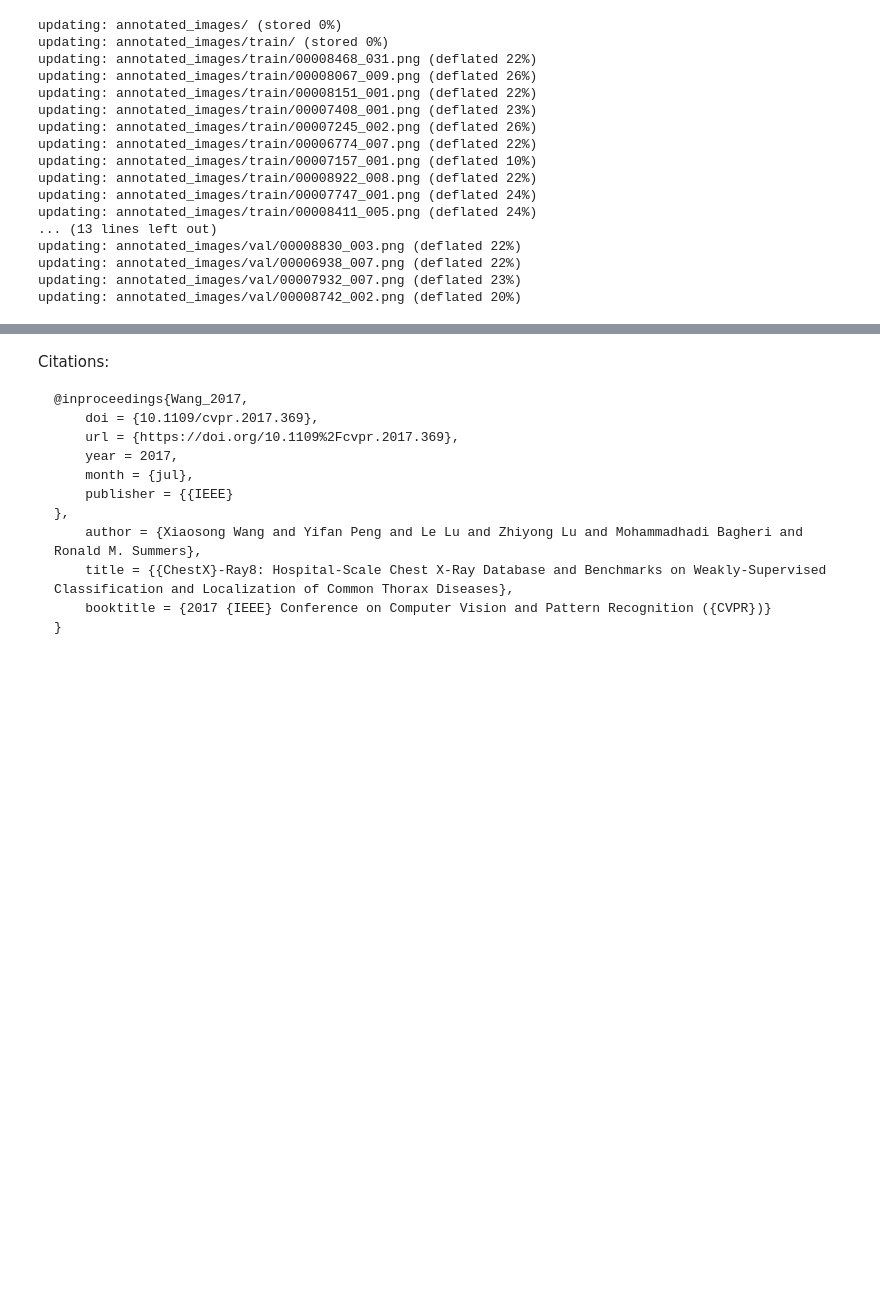
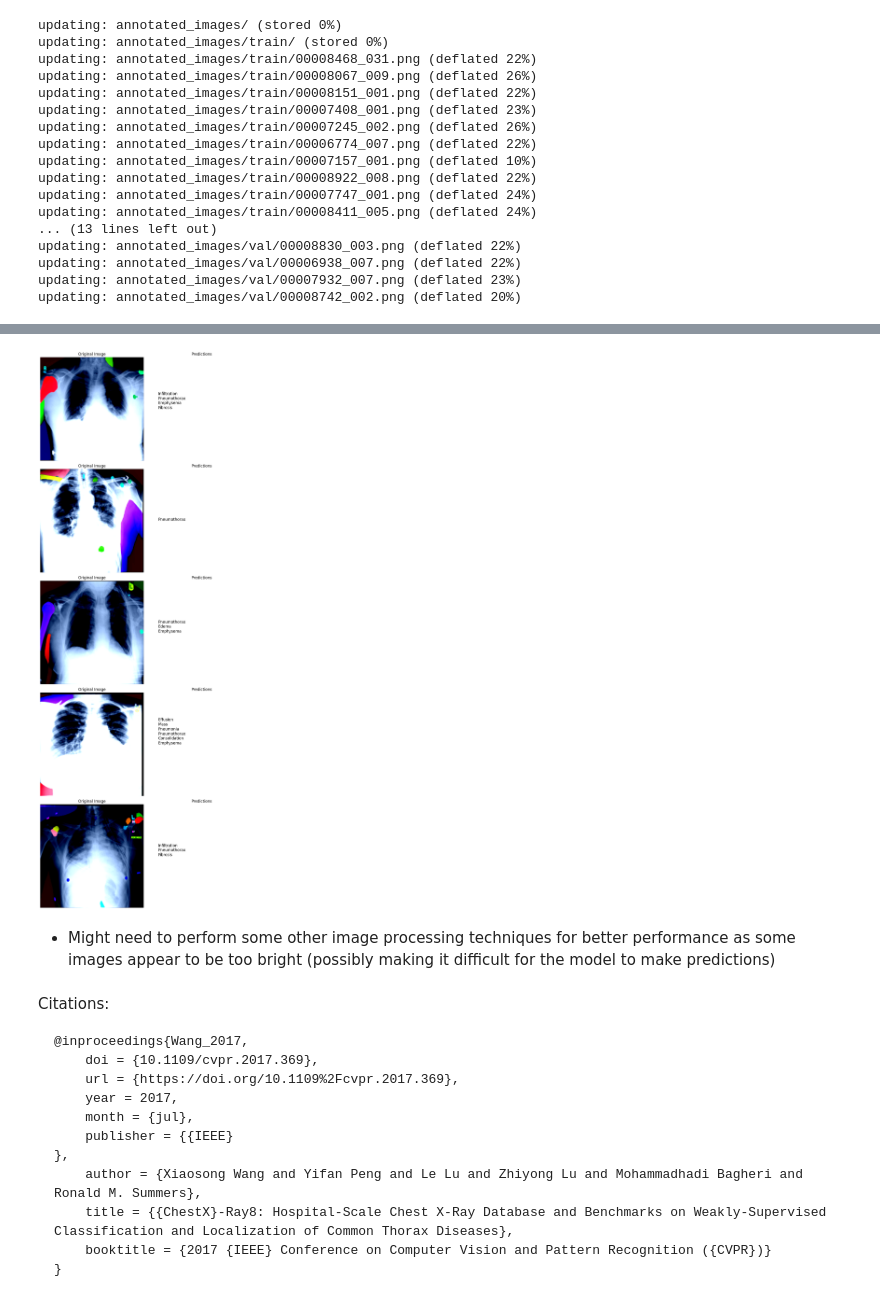
Before and after one commit to DumplingCodeEater/SAM-with-BCNN, a Jupyter notebook: SAM2_with_BCNN.ipynb, the cells around one changed output, grey strips where cells are left out. Drawn from its saved outputs; the diff is of its cells as text; code cells hidden in the pictures; blank space fills up the shorter version.

````diff
--- a/SAM2_with_BCNN.ipynb
+++ b/SAM2_with_BCNN.ipynb
@@ -374,8 +382,9 @@ class BCNN_Model(nn.Module):
         return x
 
 # Uncertainty Estimation using Monte Carlo Dropout
-def mc_dropout(model, images, n_samples=100):
+def mc_dropout(model, images, n_samples=10):
     model.train()  # Enable dropout at inference
+    images = images.half() # float 16
     preds = [model(images) for _ in range(n_samples)]
     return torch.stack(preds).mean(0), torch.stack(preds).std(0)
 # %%
@@ -524,0 +539,6 @@ RuntimeError: Input type (torch.FloatTensor) and weight type (CUDABFloat16Type)
+# %%
+# Assuming mean_preds is obtained from mc_dropout and is in logit form
+mean_preds = torch.sigmoid(mean_preds) # Apply sigmoid function to convert logits into probabilities
+
+# Convert probabilities to binary predictions (0 or 1 for class being present or not)
+binary_preds = (mean_preds > 0.5).int()  # Use threshold to get binary predictions
@@ -524,0 +566,38 @@ RuntimeError: Input type (torch.FloatTensor) and weight type (CUDABFloat16Type)
+# %%
+# Extract images and file paths from the test_loader
+test_images, true_labels = [], []
+
+for images, labels in test_loader:
+    # Collect images
+    test_images.append(images)  # Append the tensor of images
+    true_labels.append(labels)  # Collect corresponding file paths
+
+# Concatenate the list of tensors into one tensor
+test_images = torch.cat(test_images, dim=0)  # Combine all image batches
+
+# Assumes binary_preds (from last line) corresponds to the predictions for the test images
+# Binary_preds/predictions should be aligned with the same order as test_images
+def display_predictions_with_images(images, predictions, labels_list):
+
+    num_images = images.shape[0]
+    fig, axes = plt.subplots(num_images, 2, figsize=(10, 5 * num_images))
+
+    for i in range(num_images):
+        # Display original image
+        image = images[i].permute(1, 2, 0).numpy()
+        axes[i, 0].imshow(image)
+        axes[i, 0].axis('off')
+        axes[i, 0].set_title("Original Image")
+
+        # Display predictions
+        predicted_labels = [labels_list[j] for j in range(len(predictions[i])) if predictions[i, j] == 1]
+        axes[i, 1].axis('off')
+        axes[i, 1].text(0.1, 0.5, "\n".join(predicted_labels) if predicted_labels else "No Predictions", fontsize=12)
+        axes[i, 1].set_title("Predictions")
+
+    plt.tight_layout()
+    plt.show()
+
+# Call the function with images and predictions
+display_predictions_with_images(test_images, binary_preds, test_dataset.labels_list)
+# %% [output]
@@ -525,3 +609,6 @@ RuntimeError: Input type (torch.FloatTensor) and weight type (CUDABFloat16Type)
+[figure, added]
+# %% [markdown]
+- Might need to perform some other image processing techniques for better performance as some images appear to be too bright (possibly making it difficult for the model to make predictions)
 # %% [markdown]
 Citations:
 ```
````
Also changed, not shown: parts of 12 cells of this notebook.
